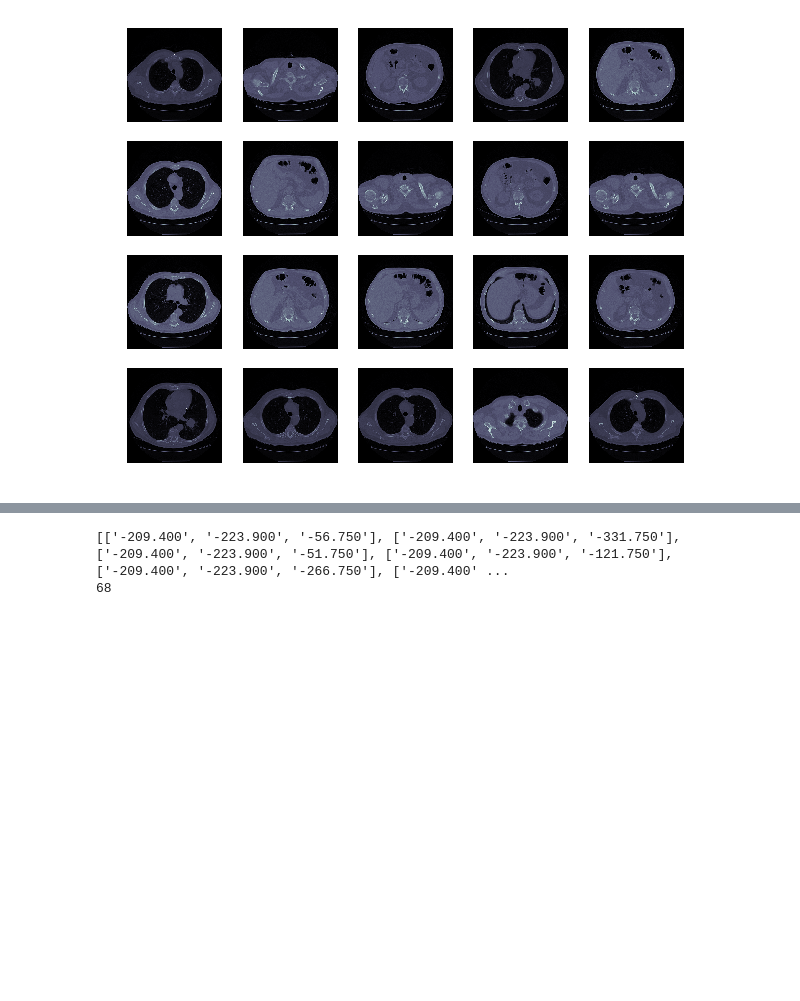
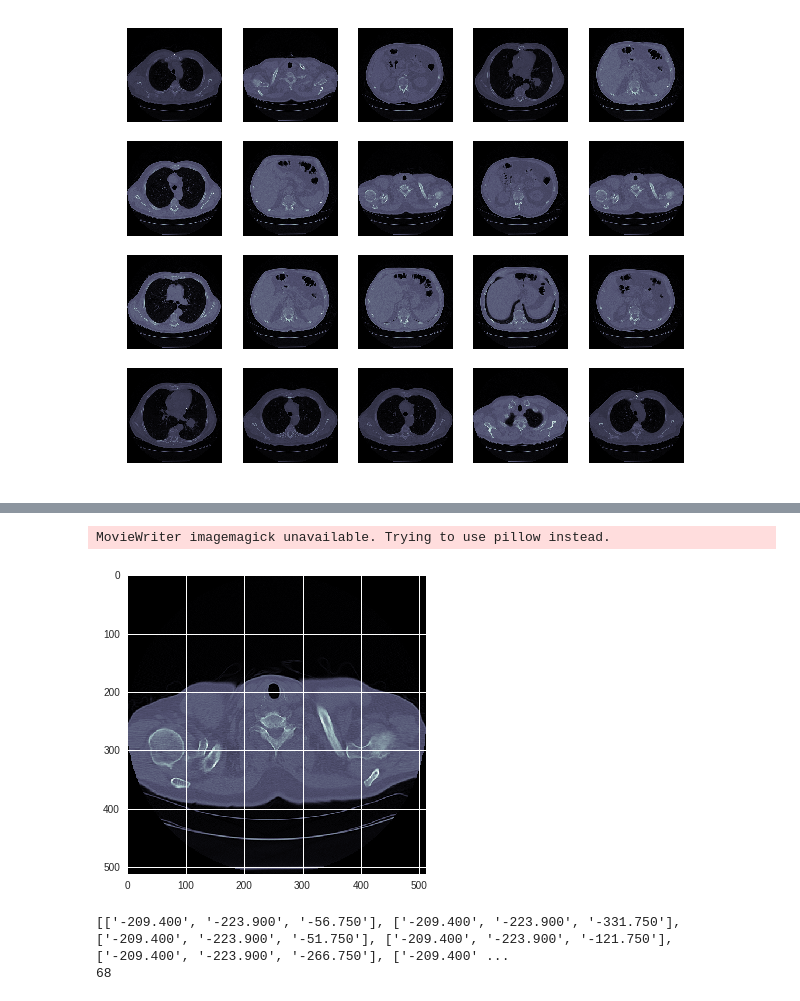
Before and after one commit to AI-Junction/Lung-Cancer-Detection, a Jupyter notebook: LungCancerDetection.ipynb, the cells around one changed output, grey strips where cells are left out. Saved outputs shown, nothing was run; the diff lists cells and outputs as text; code cells hidden in the pictures; blank space fills up the shorter version.

```diff
--- a/LungCancerDetection.ipynb
+++ b/LungCancerDetection.ipynb
@@ -228,0 +261,2 @@ def load_patient(patient_id):
+# %%
+pat = load_patient('0acbebb8d463b4b9ca88cf38431aac69')
@@ -229,3 +272,20 @@ def load_patient(patient_id):
+# %%
+import matplotlib.animation as animation
+def animate(pat, gifname):
+    # Based on @Zombie's code
+    fig = plt.figure()
+    anim = plt.imshow(pat[0], cmap=plt.cm.bone)
+    def update(i):
+        anim.set_array(pat[i])
+        return anim,
+
+    a = animation.FuncAnimation(fig, update, frames=range(len(pat)), interval=50, blit=True)
+    a.save(gifname, writer='imagemagick')
+
+animate(pat, 'test.gif')
+# %% [output]
+MovieWriter imagemagick unavailable. Trying to use pillow instead.
+[figure, added]
 # %%
 slices = [dicom.read_file(path + '/' + s) for s in os.listdir(path)]
 y = [x.ImagePositionPatient for x in slices]
```
Also changed, not shown: parts of 7 cells of this notebook.
